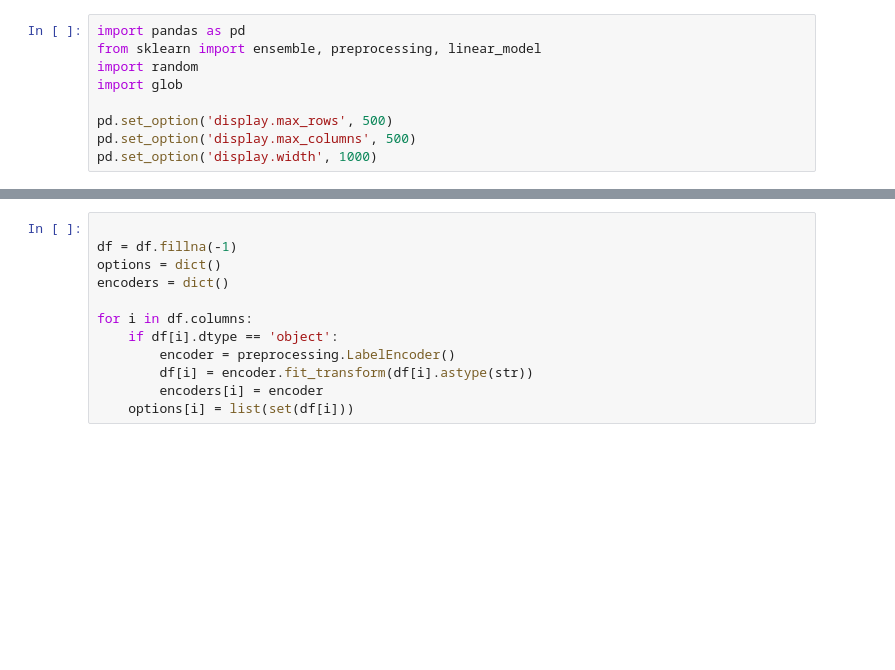
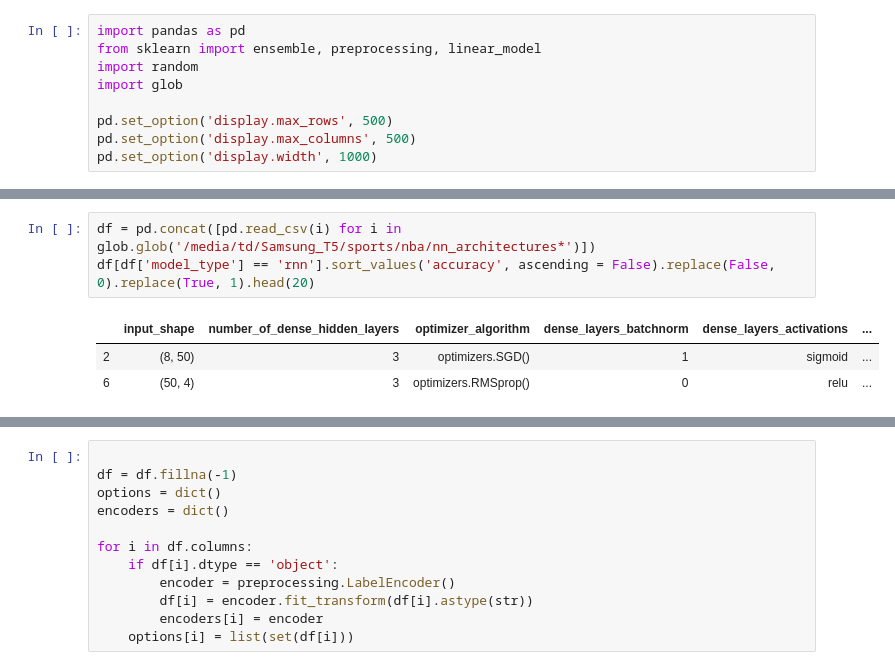
Before and after one commit to tristan00/sports_predictor, a Jupyter notebook: nba/nn_tracking.ipynb, the cells around one changed output, grey strips where cells are left out. Cells and saved outputs as stored; diff of their text form; blank space fills up the shorter version.

```diff
--- a/nba/nn_tracking.ipynb
+++ b/nba/nn_tracking.ipynb
@@ -23,0 +25,7 @@ df.sort_values('accuracy', ascending = False).replace(False, 0).replace(True, 1)
+# %%
+df = pd.concat([pd.read_csv(i) for i in glob.glob('/media/td/Samsung_T5/sports/nba/nn_architectures*')])
+df[df['model_type'] == 'rnn'].sort_values('accuracy', ascending = False).replace(False, 0).replace(True, 1).head(20)
+# %% [output]
+|  | input_shape | number_of_dense_hidden_layers | optimizer_algorithm | dense_layers_batchnorm | dense_layers_activations | ... |
+| 2 | (8, 50) | 3 | optimizers.SGD() | 1 | sigmoid | ... |
+| 6 | (50, 4) | 3 | optimizers.RMSprop() | 0 | relu | ... |
```
Also changed, not shown: parts of 3 cells of this notebook, 1 other file.
